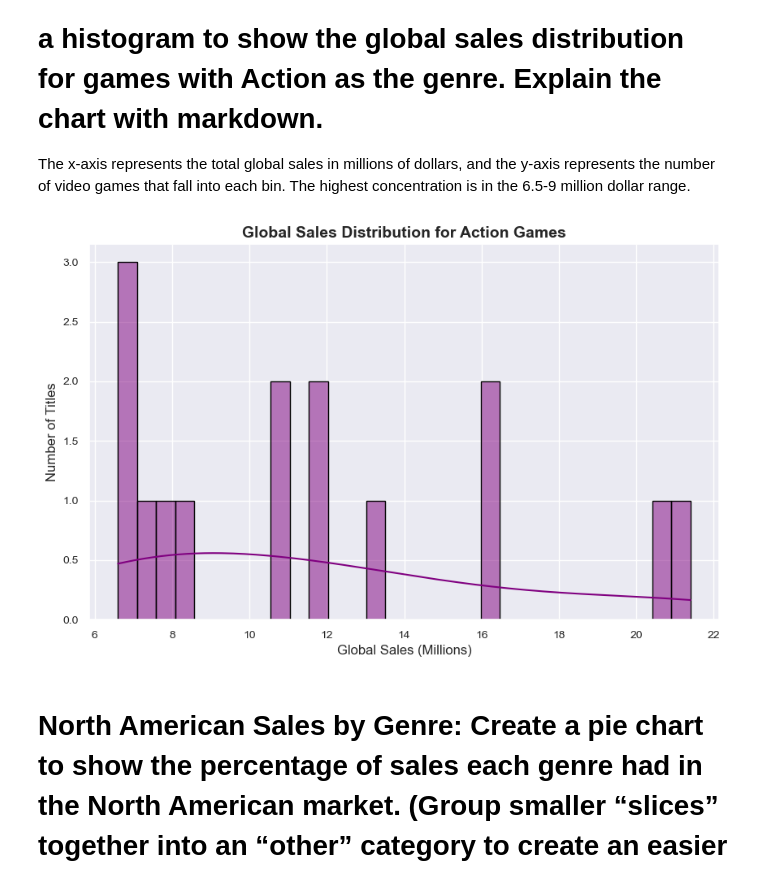
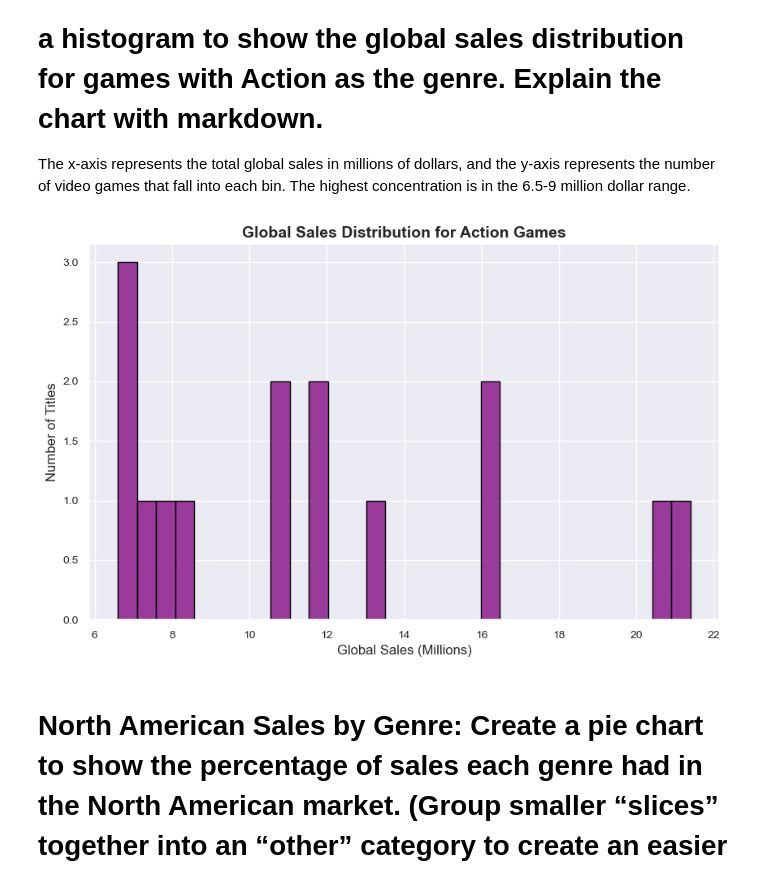
Before and after one commit to nseitler/video-game-sales, a Jupyter notebook: VideoGameDataViz.ipynb, the cells around one changed output. Cells and saved outputs as stored; diff of their text form; code cells hidden in the pictures.

```diff
--- a/VideoGameDataViz.ipynb
+++ b/VideoGameDataViz.ipynb
@@ -65,18 +64,18 @@ The x-axis represents the total global sales in millions of dollars, and the y-a
 # %%
 action_games = vg[vg['Genre'] == 'Action']
 
 plt.figure(figsize=(10, 6))
-sns.histplot(action_games['Global_Sales'], kde=True, bins=30, color='purple', edgecolor='black')
+sns.histplot(action_games['Global_Sales'], kde=False, bins=30, color='purple', edgecolor='black')
 
 plt.title('Global Sales Distribution for Action Games', fontsize=14, fontweight='bold')
 plt.xlabel('Global Sales (Millions)', fontsize=12)
 plt.ylabel('Number of Titles', fontsize=12)
 
 plt.tick_params(axis='both', which='major', labelsize=10)
 
 plt.show()
 # %% [output]
-[figure, old version]
+[figure, new version]
 # %% [markdown]
 # North American Sales by Genre: Create a pie chart to show the percentage of sales each genre had in the North American market. (Group smaller “slices” together into an “other” category to create an easier to read chart) Detail what is included in the other category. Explain the chart using markdown.
 
```
Also changed, not shown: parts of 1 cell of this notebook.
